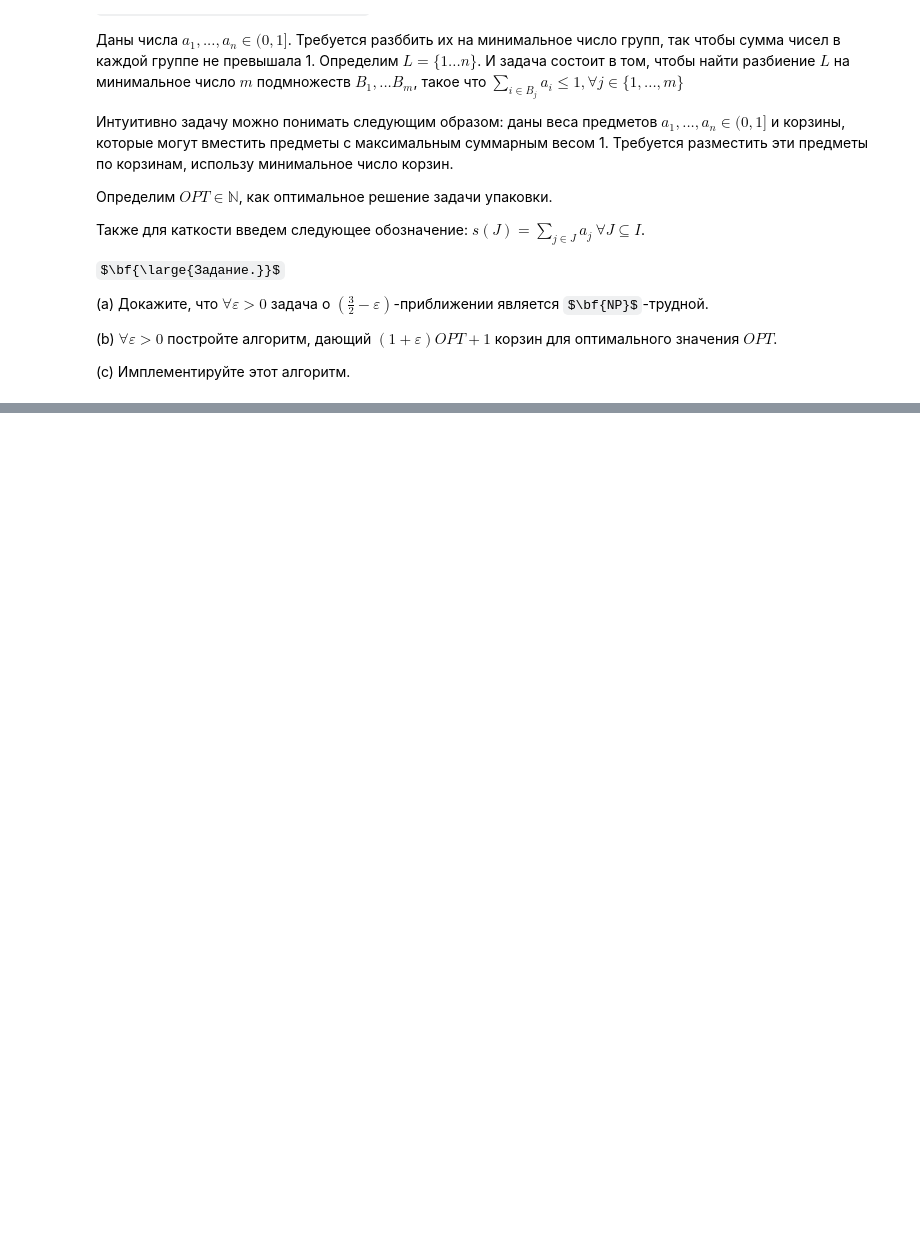
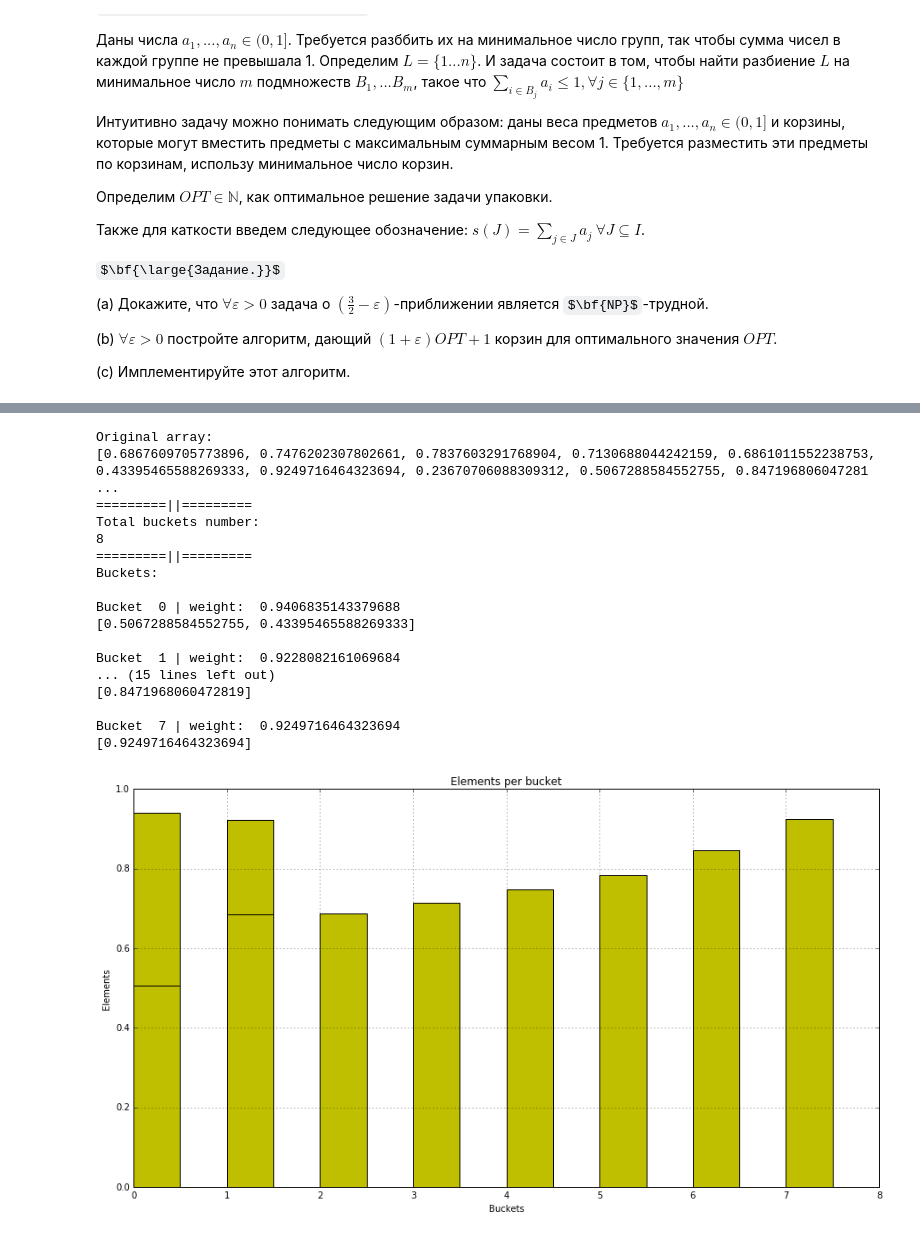
Before and after one commit to KomarovMikhail/Complexity, a Jupyter notebook: theory.ipynb, the cells around one changed output, grey strips where cells are left out. Drawn from its saved outputs; the diff is of its cells as text; code cells hidden in the pictures; some formulas as TeX source; blank space fills up the shorter version.

```diff
--- a/theory.ipynb
+++ b/theory.ipynb
@@ -85,0 +301,24 @@ $k(I) \leq \frac{OPT(I)}{1-\varepsilon} + 1 \leq (1+2\varepsilon)OPT(I) + 1.$
+# %%
+task = Packer(10, 0.5)
+task.run()
+task.print_results()
+task.draw_results()
+# %% [output]
+Original array:
+[0.6867609705773896, 0.7476202307802661, 0.7837603291768904, 0.7130688044242159, 0.6861011552238753, 0.43395465588269333, 0.9249716464323694, 0.23670706088309312, 0.5067288584552755, 0.847196806047281 ...
+=========||=========
+Total buckets number:
+8
+=========||=========
+Buckets:
+
+Bucket  0 | weight:  0.9406835143379688
+[0.5067288584552755, 0.43395465588269333]
+
+Bucket  1 | weight:  0.9228082161069684
+... (15 lines left out)
+[0.8471968060472819]
+
+Bucket  7 | weight:  0.9249716464323694
+[0.9249716464323694]
+[figure, added]
```
Also changed, not shown: parts of 11 cells of this notebook.
